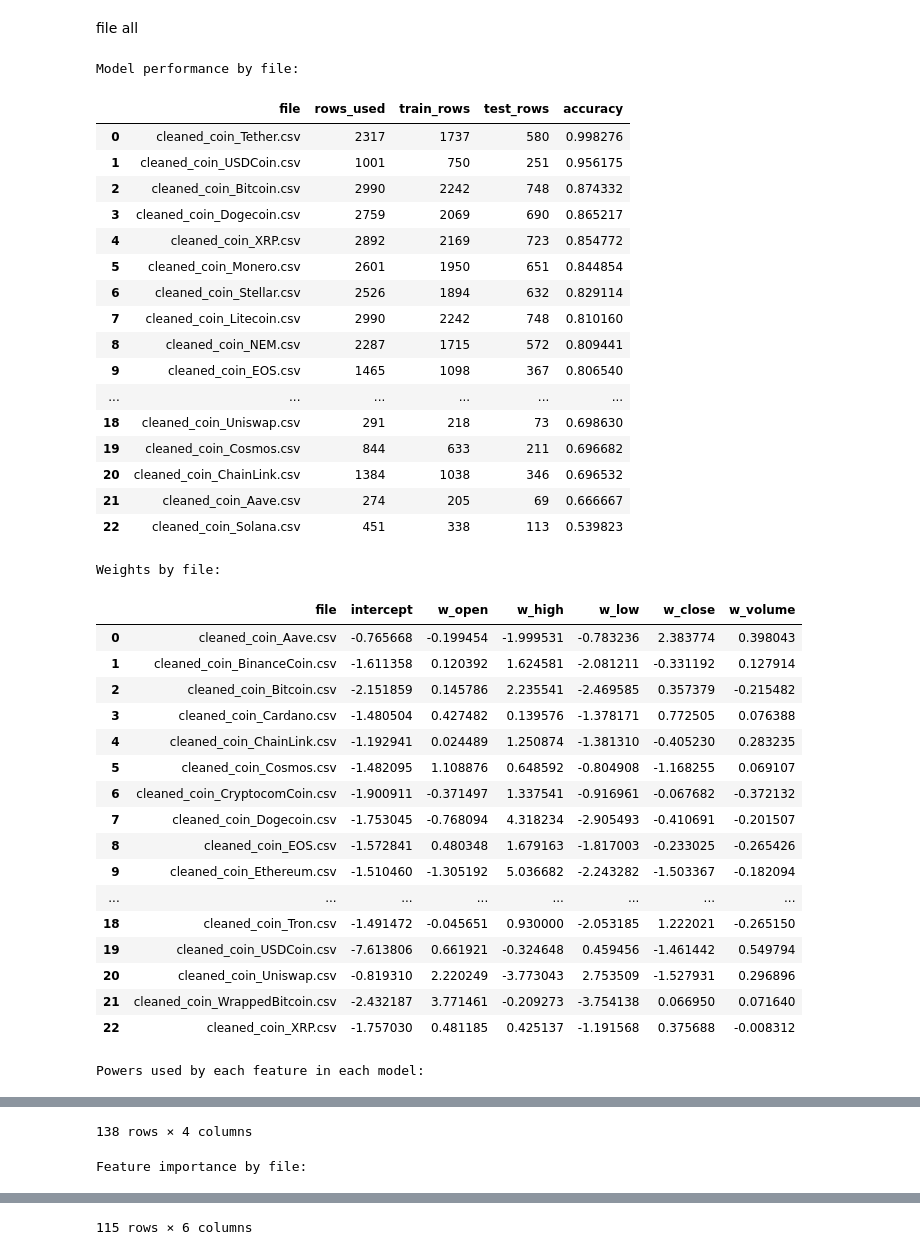
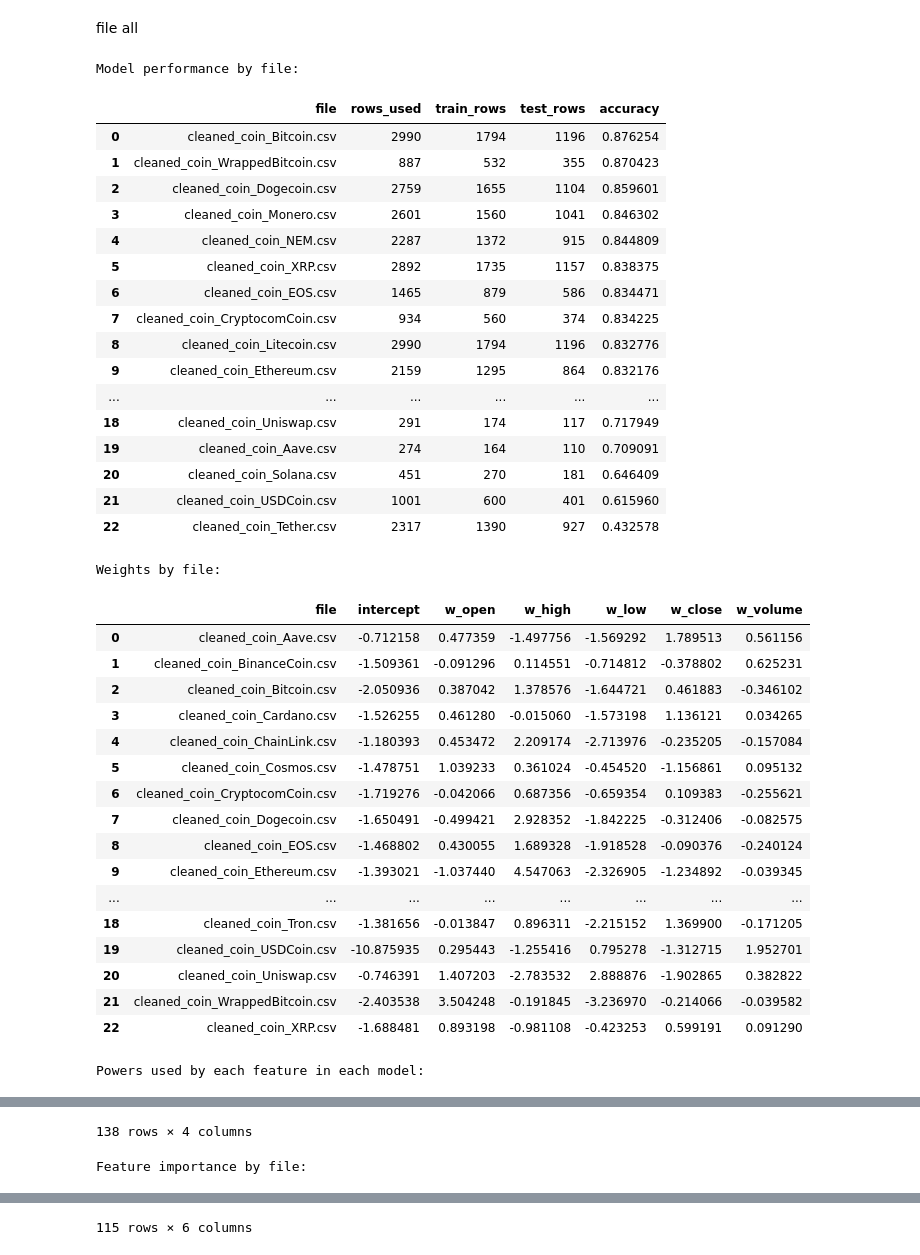
Before and after one commit to adityagupta0725-hub/Token-Trend, a Jupyter notebook: main.ipynb, the cells around one changed output, grey strips where cells are left out. Cells and saved outputs as stored; diff of their text form; code cells hidden in the pictures.

```diff
--- a/main.ipynb
+++ b/main.ipynb
@@ -384,7 +384,7 @@ for file_path in files:
         })
         continue
 
-    split_idx = (3 * n) // 4
+    split_idx = (3 * n) // 5
     X_train, X_test = X.iloc[:split_idx], X.iloc[split_idx:]
     y_train, y_test = y.iloc[:split_idx], y.iloc[split_idx:]
 
@@ -448,63 +448,63 @@ for file_path in files:
             "importance_score_percent": row["importance_score_percent"]
         })
 
 metrics_df = pd.DataFrame(metrics_rows).sort_values("accuracy", ascending=False).reset_index(drop=True)
 weights_df_all = pd.DataFrame(weights_rows)
 powers_by_model_df = pd.DataFrame(powers_rows)
 feature_importance_all_df = pd.DataFrame(feature_imp_rows)
 skipped_df = pd.DataFrame(skipped_rows)
 
 print("Model performance by file:")
 display(metrics_df)
 
 print("\nWeights by file:")
 display(weights_df_all)
 
 print("\nPowers used by each feature in each model:")
 display(powers_by_model_df)
 
 print("\nFeature importance by file:")
 display(feature_importance_all_df)
 
 if not skipped_df.empty:
     print("\nSkipped files:")
     display(skipped_df)
 # %% [output]
 Model performance by file:
 |  | file | rows_used | train_rows | test_rows | accuracy |
-| 0 | cleaned_coin_Tether.csv | 2317 | 1737 | 580 | 0.998276 |
-| 1 | cleaned_coin_USDCoin.csv | 1001 | 750 | 251 | 0.956175 |
-| 2 | cleaned_coin_Bitcoin.csv | 2990 | 2242 | 748 | 0.874332 |
-| 3 | cleaned_coin_Dogecoin.csv | 2759 | 2069 | 690 | 0.865217 |
-| 4 | cleaned_coin_XRP.csv | 2892 | 2169 | 723 | 0.854772 |
-| 5 | cleaned_coin_Monero.csv | 2601 | 1950 | 651 | 0.844854 |
-| 6 | cleaned_coin_Stellar.csv | 2526 | 1894 | 632 | 0.829114 |
-| 7 | cleaned_coin_Litecoin.csv | 2990 | 2242 | 748 | 0.810160 |
-| 8 | cleaned_coin_NEM.csv | 2287 | 1715 | 572 | 0.809441 |
-| 9 | cleaned_coin_EOS.csv | 1465 | 1098 | 367 | 0.806540 |
+| 0 | cleaned_coin_Bitcoin.csv | 2990 | 1794 | 1196 | 0.876254 |
+| 1 | cleaned_coin_WrappedBitcoin.csv | 887 | 532 | 355 | 0.870423 |
+| 2 | cleaned_coin_Dogecoin.csv | 2759 | 1655 | 1104 | 0.859601 |
+| 3 | cleaned_coin_Monero.csv | 2601 | 1560 | 1041 | 0.846302 |
+| 4 | cleaned_coin_NEM.csv | 2287 | 1372 | 915 | 0.844809 |
+| 5 | cleaned_coin_XRP.csv | 2892 | 1735 | 1157 | 0.838375 |
+| 6 | cleaned_coin_EOS.csv | 1465 | 879 | 586 | 0.834471 |
+| 7 | cleaned_coin_CryptocomCoin.csv | 934 | 560 | 374 | 0.834225 |
+| 8 | cleaned_coin_Litecoin.csv | 2990 | 1794 | 1196 | 0.832776 |
+| 9 | cleaned_coin_Ethereum.csv | 2159 | 1295 | 864 | 0.832176 |
 | ... | ... | ... | ... | ... | ... |
-| 18 | cleaned_coin_Uniswap.csv | 291 | 218 | 73 | 0.698630 |
-| 19 | cleaned_coin_Cosmos.csv | 844 | 633 | 211 | 0.696682 |
-| 20 | cleaned_coin_ChainLink.csv | 1384 | 1038 | 346 | 0.696532 |
-| 21 | cleaned_coin_Aave.csv | 274 | 205 | 69 | 0.666667 |
-| 22 | cleaned_coin_Solana.csv | 451 | 338 | 113 | 0.539823 |
+| 18 | cleaned_coin_Uniswap.csv | 291 | 174 | 117 | 0.717949 |
+| 19 | cleaned_coin_Aave.csv | 274 | 164 | 110 | 0.709091 |
+| 20 | cleaned_coin_Solana.csv | 451 | 270 | 181 | 0.646409 |
+| 21 | cleaned_coin_USDCoin.csv | 1001 | 600 | 401 | 0.615960 |
+| 22 | cleaned_coin_Tether.csv | 2317 | 1390 | 927 | 0.432578 |
 Weights by file:
 |  | file | intercept | w_open | w_high | w_low | w_close | w_volume |
-| 0 | cleaned_coin_Aave.csv | -0.765668 | -0.199454 | -1.999531 | -0.783236 | 2.383774 | 0.398043 |
-| 1 | cleaned_coin_BinanceCoin.csv | -1.611358 | 0.120392 | 1.624581 | -2.081211 | -0.331192 | 0.127914 |
-| 2 | cleaned_coin_Bitcoin.csv | -2.151859 | 0.145786 | 2.235541 | -2.469585 | 0.357379 | -0.215482 |
-| 3 | cleaned_coin_Cardano.csv | -1.480504 | 0.427482 | 0.139576 | -1.378171 | 0.772505 | 0.076388 |
-| 4 | cleaned_coin_ChainLink.csv | -1.192941 | 0.024489 | 1.250874 | -1.381310 | -0.405230 | 0.283235 |
-| 5 | cleaned_coin_Cosmos.csv | -1.482095 | 1.108876 | 0.648592 | -0.804908 | -1.168255 | 0.069107 |
-| 6 | cleaned_coin_CryptocomCoin.csv | -1.900911 | -0.371497 | 1.337541 | -0.916961 | -0.067682 | -0.372132 |
-| 7 | cleaned_coin_Dogecoin.csv | -1.753045 | -0.768094 | 4.318234 | -2.905493 | -0.410691 | -0.201507 |
-| 8 | cleaned_coin_EOS.csv | -1.572841 | 0.480348 | 1.679163 | -1.817003 | -0.233025 | -0.265426 |
-| 9 | cleaned_coin_Ethereum.csv | -1.510460 | -1.305192 | 5.036682 | -2.243282 | -1.503367 | -0.182094 |
+| 0 | cleaned_coin_Aave.csv | -0.712158 | 0.477359 | -1.497756 | -1.569292 | 1.789513 | 0.561156 |
+| 1 | cleaned_coin_BinanceCoin.csv | -1.509361 | -0.091296 | 0.114551 | -0.714812 | -0.378802 | 0.625231 |
+| 2 | cleaned_coin_Bitcoin.csv | -2.050936 | 0.387042 | 1.378576 | -1.644721 | 0.461883 | -0.346102 |
+| 3 | cleaned_coin_Cardano.csv | -1.526255 | 0.461280 | -0.015060 | -1.573198 | 1.136121 | 0.034265 |
+| 4 | cleaned_coin_ChainLink.csv | -1.180393 | 0.453472 | 2.209174 | -2.713976 | -0.235205 | -0.157084 |
+| 5 | cleaned_coin_Cosmos.csv | -1.478751 | 1.039233 | 0.361024 | -0.454520 | -1.156861 | 0.095132 |
+| 6 | cleaned_coin_CryptocomCoin.csv | -1.719276 | -0.042066 | 0.687356 | -0.659354 | 0.109383 | -0.255621 |
+| 7 | cleaned_coin_Dogecoin.csv | -1.650491 | -0.499421 | 2.928352 | -1.842225 | -0.312406 | -0.082575 |
+| 8 | cleaned_coin_EOS.csv | -1.468802 | 0.430055 | 1.689328 | -1.918528 | -0.090376 | -0.240124 |
+| 9 | cleaned_coin_Ethereum.csv | -1.393021 | -1.037440 | 4.547063 | -2.326905 | -1.234892 | -0.039345 |
 | ... | ... | ... | ... | ... | ... | ... | ... |
-| 18 | cleaned_coin_Tron.csv | -1.491472 | -0.045651 | 0.930000 | -2.053185 | 1.222021 | -0.265150 |
-| 19 | cleaned_coin_USDCoin.csv | -7.613806 | 0.661921 | -0.324648 | 0.459456 | -1.461442 | 0.549794 |
-| 20 | cleaned_coin_Uniswap.csv | -0.819310 | 2.220249 | -3.773043 | 2.753509 | -1.527931 | 0.296896 |
-| 21 | cleaned_coin_WrappedBitcoin.csv | -2.432187 | 3.771461 | -0.209273 | -3.754138 | 0.066950 | 0.071640 |
-| 22 | cleaned_coin_XRP.csv | -1.757030 | 0.481185 | 0.425137 | -1.191568 | 0.375688 | -0.008312 |
+| 18 | cleaned_coin_Tron.csv | -1.381656 | -0.013847 | 0.896311 | -2.215152 | 1.369900 | -0.171205 |
+| 19 | cleaned_coin_USDCoin.csv | -10.875935 | 0.295443 | -1.255416 | 0.795278 | -1.312715 | 1.952701 |
+| 20 | cleaned_coin_Uniswap.csv | -0.746391 | 1.407203 | -2.783532 | 2.888876 | -1.902865 | 0.382822 |
+| 21 | cleaned_coin_WrappedBitcoin.csv | -2.403538 | 3.504248 | -0.191845 | -3.236970 | -0.214066 | -0.039582 |
+| 22 | cleaned_coin_XRP.csv | -1.688481 | 0.893198 | -0.981108 | -0.423253 | 0.599191 | 0.091290 |
 Powers used by each feature in each model:
 |  | file | feature | power_used | weight |
```
Also changed, not shown: parts of 1 cell of this notebook.
